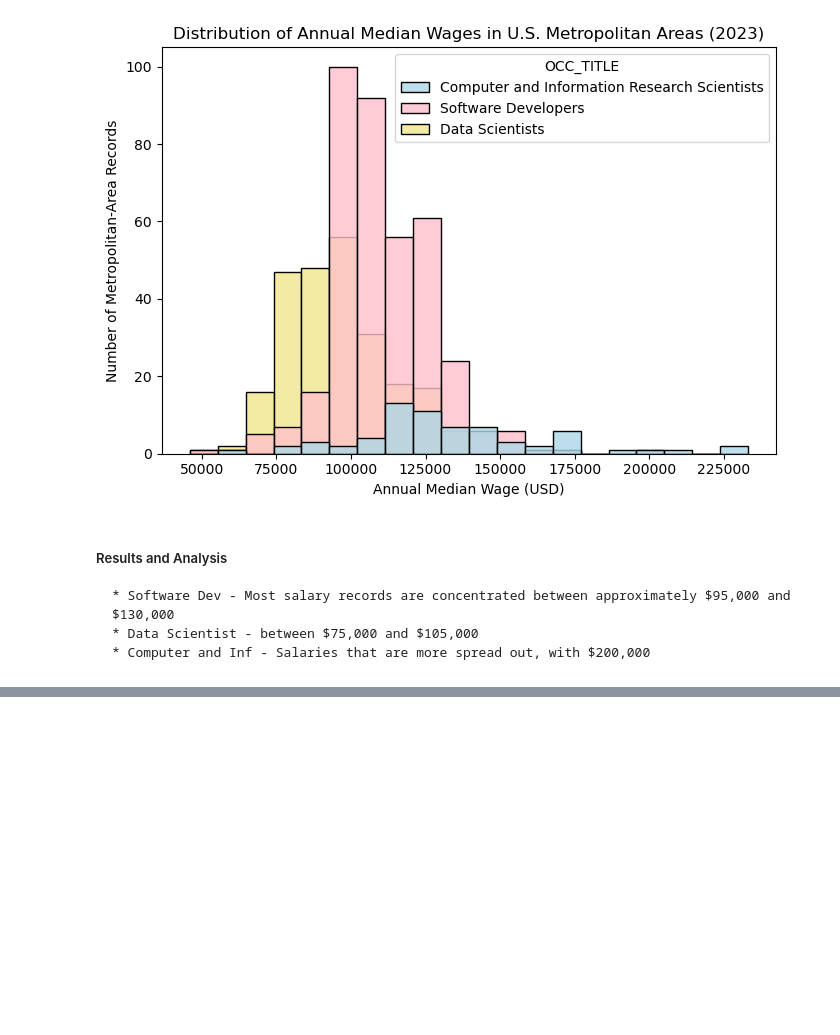
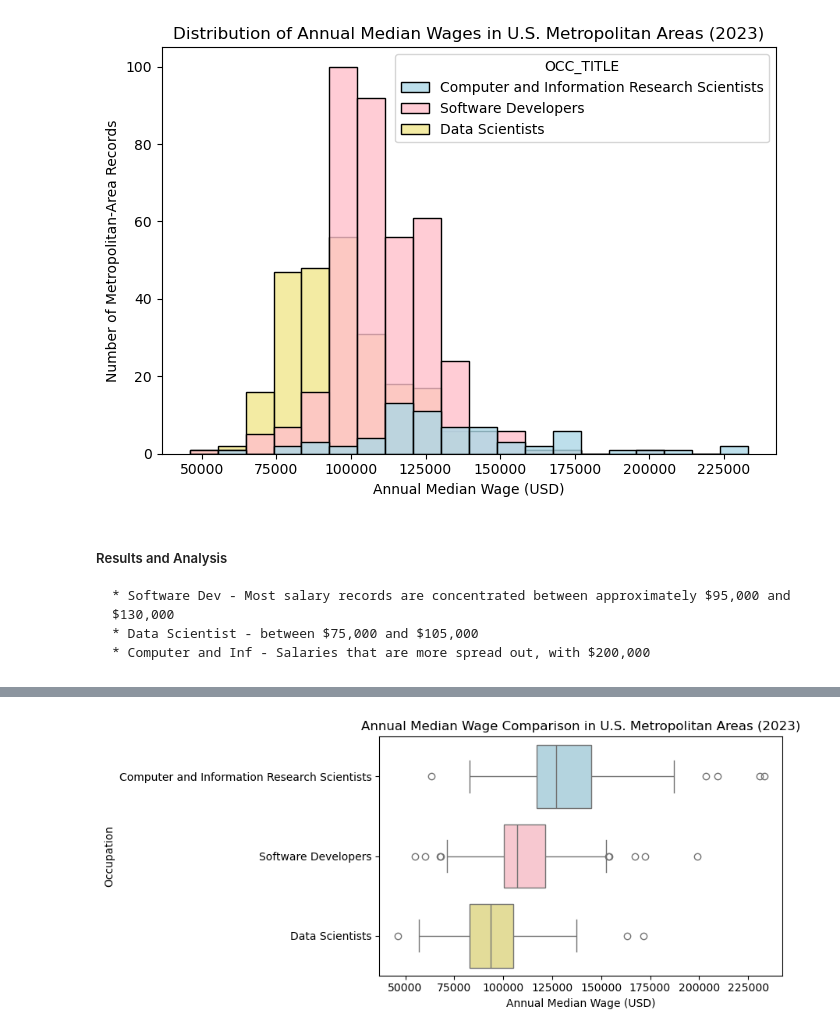
Before and after one commit to HeloEugenio0916/Data-Visualisation-and-Communication-CA1, a Jupyter notebook: CA1.ipynb, the cells around one changed output, grey strips where cells are left out. Saved outputs shown, nothing was run; the diff lists cells and outputs as text; code cells hidden in the pictures; blank space fills up the shorter version.

Commit message:
Creating chart 3 - Box plot

```diff
--- a/CA1.ipynb
+++ b/CA1.ipynb
@@ -358,0 +391,16 @@ plt.show()
+# %%
+plt.figure(figsize=(9, 4))
+
+sns.boxplot(data=salary, x="A_MEDIAN", y="OCC_TITLE",
+            hue="OCC_TITLE",
+            palette=["lightblue", "pink", "khaki"],
+            legend=False)
+
+plt.title("Annual Median Wage Comparison in U.S. Metropolitan Areas (2023)")
+plt.xlabel("Annual Median Wage (USD)")
+plt.ylabel("Occupation")
+
+plt.tight_layout()
+plt.show()
+# %% [output]
+[figure, added]
```
Also changed, not shown: parts of 8 cells of this notebook.
